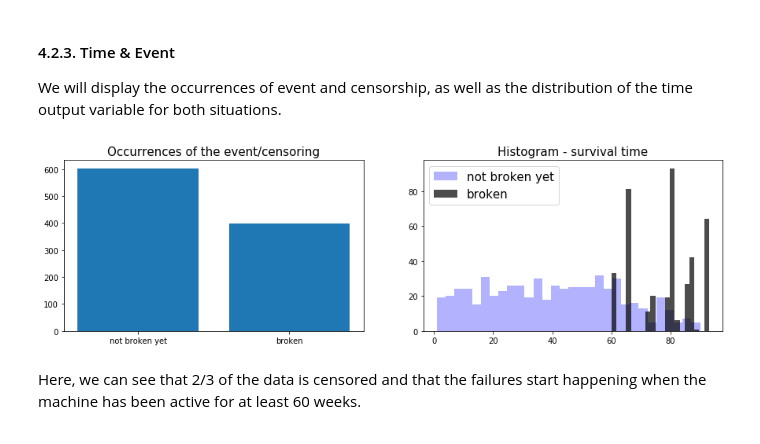
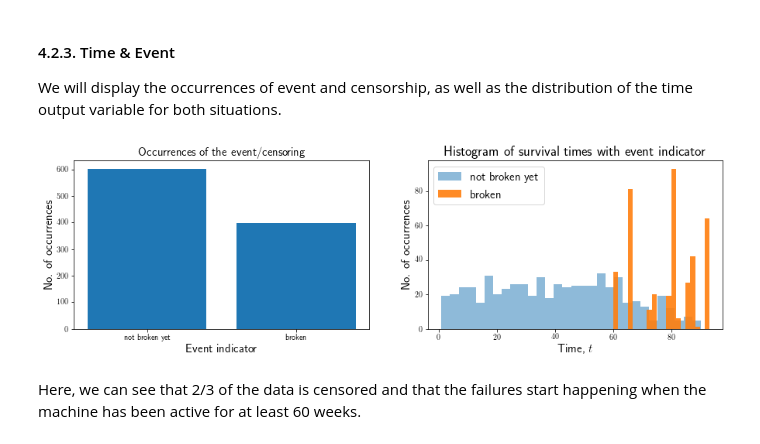
Before and after one commit to bjarkithorr/Projects_Assignments, a Jupyter notebook: Notebooks_lectures_DTU/Predictive maintenance - solutions.ipynb, the cells around one changed output. Saved outputs shown, nothing was run; the diff lists cells and outputs as text; code cells hidden in the pictures.

```diff
--- a/Notebooks_lectures_DTU/Predictive maintenance - solutions.ipynb
+++ b/Notebooks_lectures_DTU/Predictive maintenance - solutions.ipynb
@@ -139,13 +177,27 @@ in our dataset. Let's do the following:
 * encode the categorical variables as one-hot vectors using pandas `get_dummies` method (set `drop_first` argument to `True`), storing it in the `dataset` variable;
 * define a list of the modeling features as `features`.
 # %%
+# Numerical features
+num_features = [
+    'pressureInd',
+    'moistureInd',
+    'temperatureInd',
+]
+
 # Categorical features
-category_columns = ['provider', 'team']
+cat_features = [
+    'provider',
+    'team',
+]
 # %%
 # Cast categorical features from 'string' to 'category' data type
-for col in category_columns:
+for col in cat_features:
     raw_dataset[col] = raw_dataset[col].astype('category')
 # %%
 # Encode the categorical variables as one-hot vectors
-dataset = pd.get_dummies(raw_dataset, columns=category_columns, drop_first=True)
+dataset = pd.get_dummies(
+    raw_dataset,
+    columns=cat_features,
+    drop_first=True,
+)
 # %%
@@ -323,38 +436,84 @@ These features seem to be uniformly distributed.
 We will display the occurrences of event and censorship, as well as the distribution of the time output variable for both situations.
 # %%
 # Initialize the figure
-fig, ((ax1, ax2)) = plt.subplots(1, 2, figsize=(15, 4))
+fig, ((ax1, ax2)) = plt.subplots(1, 2, figsize=(15., 4.))
 
 # Define labels
 label_broken = 'broken'
 label_not_broken = 'not broken yet'
 
 # Count the number of occurrences for each category
-data = Counter(raw_dataset[event_column].replace({0: label_not_broken, 1: label_broken}))
-category = list(data.keys())
-counts = list(data.values())
+data = Counter(raw_dataset[event_column].replace({
+    0: label_not_broken,
+    1: label_broken
+}))
+
+category, counts = list(data.keys()), list(data.values())
+
 idx = range(len(counts))
 
 # Display the occurrences of the event/censoring
-ax1.bar(idx, counts)
+ax1.bar(
+    idx,
+    counts,
+    color=colors[0],
+)
 ax1.set_xticks(idx)
 ax1.set_xticklabels(category)
-ax1.set_title('Occurrences of the event/censoring', fontsize=15)
+ax1.set_title(
+    'Occurrences of the event/censoring',
+    fontsize=15.,
+)
+ax1.set_xlabel(
+    'Event indicator',
+    fontsize=15.,
+)
+ax1.set_ylabel(
+    'No. of occurrences',
+    fontsize=15.,
+)
 
 # Show the histogram of the survival times for the censoring
 time_0 = raw_dataset.loc[raw_dataset[event_column] == 0, time_column]
-ax2.hist(time_0, bins=30, alpha=0.3, color='blue', label=label_not_broken)
+
+# Histogram 1
+ax2.hist(
+    time_0,
+    bins=30,
+    alpha=.5,
+    color=colors[0],
+    label=label_not_broken,
+)
 
 # Showing the histogram of the survival times for the events
-time_1 = raw_dataset.loc[ raw_dataset[event_column] == 1, time_column]
-ax2.hist(time_1, bins=20, alpha=0.7, color='black', label=label_broken)
-ax2.set_title('Histogram - survival time', fontsize=15)
-ax2.legend(fontsize=15)
+time_1 = raw_dataset.loc[raw_dataset[event_column] == 1, time_column]
+
+# Histogram 2
+ax2.hist(
+    time_1,
+    bins=20,
+    alpha=.9,
+    color=colors[1],
+    label=label_broken,
+)
+ax2.set_title(
+    'Histogram of survival times with event indicator',
+    fontsize=18.,
+)
+ax2.set_xlabel(
+    'Time, $ t $',
+    fontsize=15.,
+)
+ax2.set_ylabel(
+    'No. of occurrences',
+    fontsize=15.,
+)
+ax2.legend(fontsize=15.)
 
 # Display everything side-by-side
 plt.show()
 # %% [output]
-[figure, old version]
+[figure, new version]
 # %% [markdown]
 Here, we can see that 2/3 of the data is censored and that the failures start happening when the machine has been active for at least 60 weeks.
 # %% [markdown]
```
Also changed, not shown: parts of 173 cells of this notebook, 8 other files.
